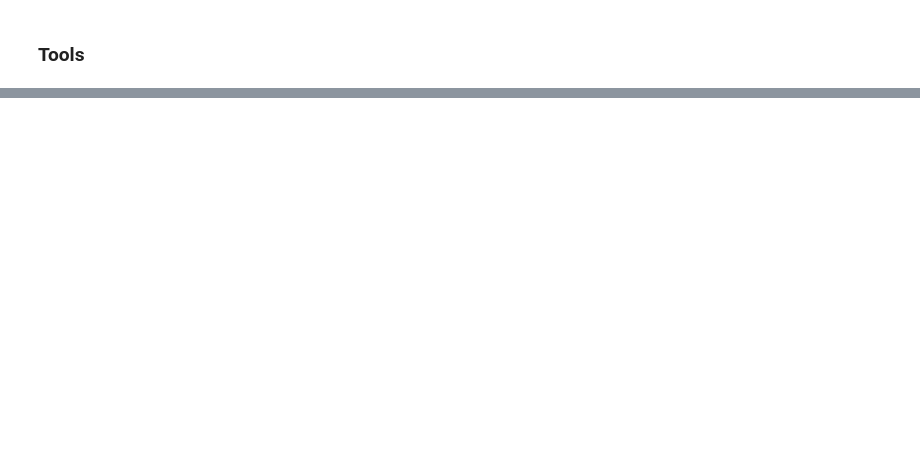
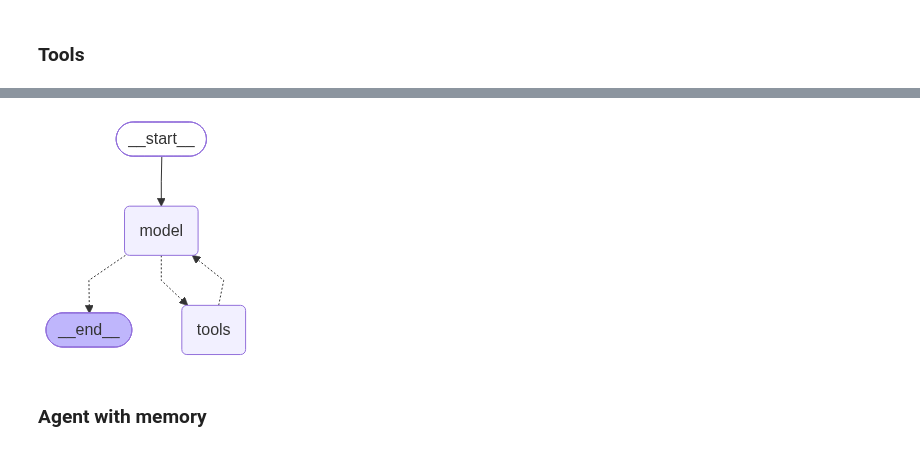
Before and after one commit to MariaRHristova/ai-agents-workflows, a Jupyter notebook: 04_LangChain_Agents_Tools.ipynb, the cells around one changed output, grey strips where cells are left out. Cells and saved outputs as stored; diff of their text form; code cells hidden in the pictures; blank space fills up the shorter version.

Commit message:
Adding a langchain agent examples

```diff
--- a/04_LangChain_Agents_Tools.ipynb
+++ b/04_LangChain_Agents_Tools.ipynb
@@ -24,7 +25,13 @@ def print_response(response: AIMessage):
     print(response.text)
 # %%
 openai_api_key = SecretStr(Path('openai-secret-key-ai-integrations-developers.txt').read_text(encoding='utf-8').strip())
-openai_model = ChatOpenAI(model_name='gpt-5-nano', openai_api_key=openai_api_key, reasoning_effort="low",)
+# trust_env=False bypasses the broken local proxy configured in this environment.
+openai_model = ChatOpenAI(
+    model_name='gpt-5-nano',
+    openai_api_key=openai_api_key,
+    reasoning_effort='low',
+    http_client=httpx2.Client(trust_env=False),
+)
 # %%
 messages = [
 SystemMessage(content="You are a helpful assistant that translates English to French."),
@@ -319,0 +583,13 @@ print_conversation(wikipedia_tool_conversation)
+# %%
+from langchain.agents import create_agent
+
+# create_agent builds the tool-calling loop for us. Unlike run_agent_loop(),
+# we do not manually inspect tool calls or create ToolMessage objects.
+simple_agent = create_agent(
+    model=openai_model,
+    tools=[get_current_time, multiply_numbers],
+    system_prompt=(
+        "You are a helpful assistant. Use a tool whenever it is useful, "
+        "and clearly explain the final result."
+    ),
+)
@@ -319,0 +627,19 @@ print_conversation(wikipedia_tool_conversation)
+# %%
+from IPython.display import Image, display
+from langchain_core.runnables import Runnable
+
+
+def display_graph(runnable: Runnable, output_png: Path) -> None:
+    """Render a LangChain runnable graph, save it as a PNG, and display it."""
+    graph = runnable.get_graph()
+
+    with output_png.open(mode="wb") as file:
+        file.write(graph.draw_mermaid_png())
+
+    display(Image(output_png, format="png"))
+# %%
+display_graph(simple_agent, Path("simple_agent_graph.png"))
+# %% [output]
+[figure, added]
+# %% [markdown]
+### Agent with memory
```
Also changed, not shown: parts of 19 cells of this notebook, 3 other files.
